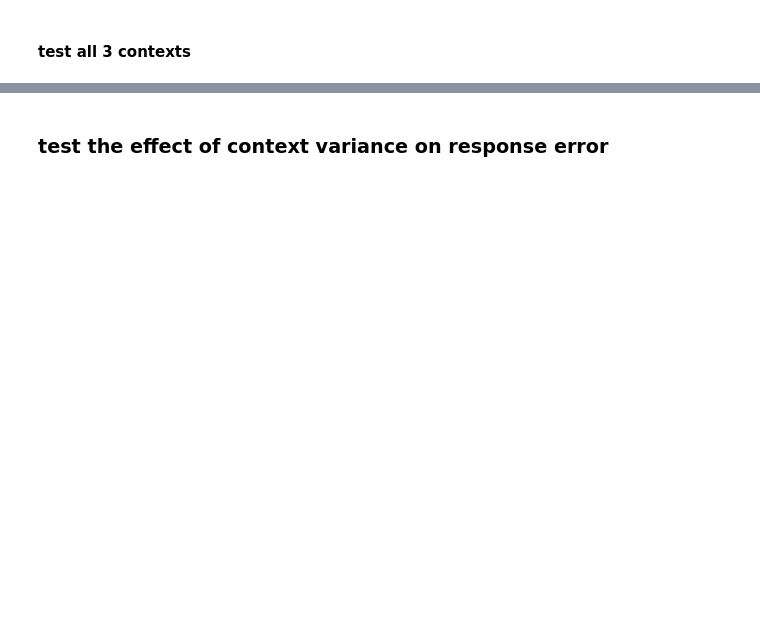
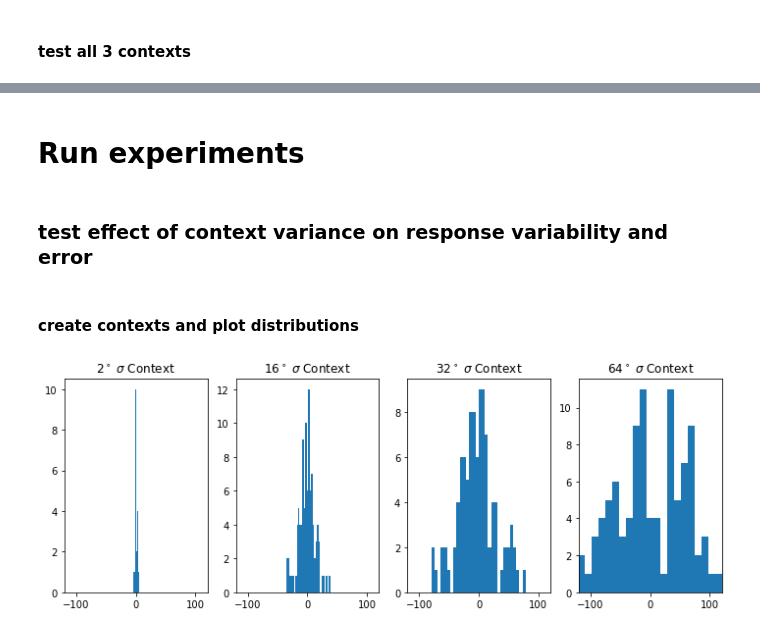
Before and after one commit to mwprestonjr/verstynen_2011_rpl, a Jupyter notebook: notebooks/verstynen_2011.ipynb, the cells around one changed output, grey strips where cells are left out. Saved outputs shown, nothing was run; the diff lists cells and outputs as text; code cells hidden in the pictures; blank space fills up the shorter version.

```diff
--- a/notebooks/verstynen_2011.ipynb
+++ b/notebooks/verstynen_2011.ipynb
@@ -599,0 +615,2 @@ plot_trial(firing_rates, weights, pref_dirs)
+# %% [markdown]
+# Run experiments
@@ -600,22 +621,2 @@ plot_trial(firing_rates, weights, pref_dirs)
 # %% [markdown]
-### test the effect of context variance on response error
+### test effect of context variance on response variability and error
-# %%
-# parameteres
-PROBE = 45 # target on probe trial
-THETA = 30 # center of target distribution
-STD = [0, 5, 10, 25, 50] # standard deviation for 10 degree context
-N = 100 # number of trials
-pref_dirs = np.arange(-180,180,360/N_UNITS)
-
-output = np.zeros_like(STD)
-for ii, std in enumerate(STD):
-    # generate distribution
-    target_distr = np.random.normal(THETA, std, N)
-
-    # test context
-    final_weights = test_context(target_distr)
-
-    # probe trial
-    output[ii], _, _= run_trial(final_weights, pref_dirs, PROBE)
-
-output
@@ -632,0 +623,25 @@ plt.show()
+# %% [markdown]
+#### create contexts and plot distributions
+# %%
+# parameteres
+THETA = 0 # target angle for repeated context, and center of 10 degree context
+STD = [2, 16, 32, 64] # standard deviation for context distribution
+N = 100 # number of trials
+
+# create figure
+n_bins = 30
+fig, ax = plt.subplots(1,len(STD), figsize=[12,4])
+
+# generate disributions and plot
+distr = np.zeros([len(STD), N])
+for ii, std in enumerate(STD):
+    # generate distributions
+    distr[ii] = np.random.normal(THETA, std, N)
+
+    # plot
+    ax[ii].hist(distr[ii], n_bins)
+    ax[ii].set(title='%d$^\circ$ $\sigma$ Context' %std, xlim=[-120,120])
+
+plt.show()
+# %% [output]
+[figure, added]
```
Also changed, not shown: parts of 21 cells of this notebook.
